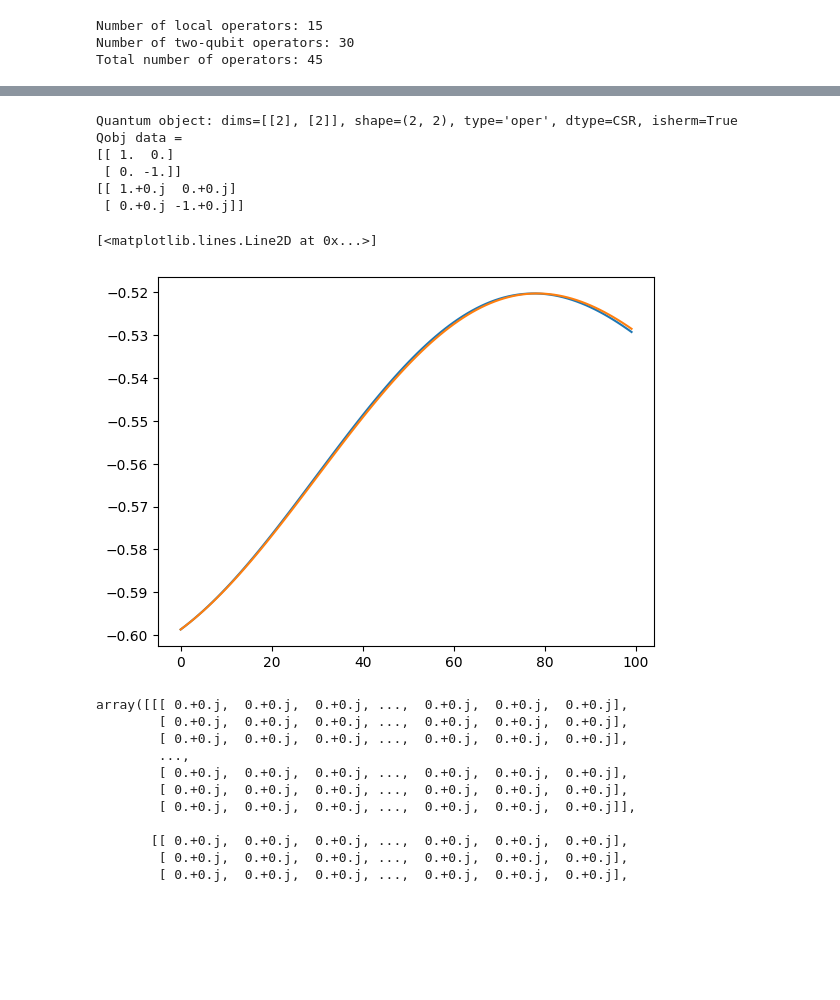
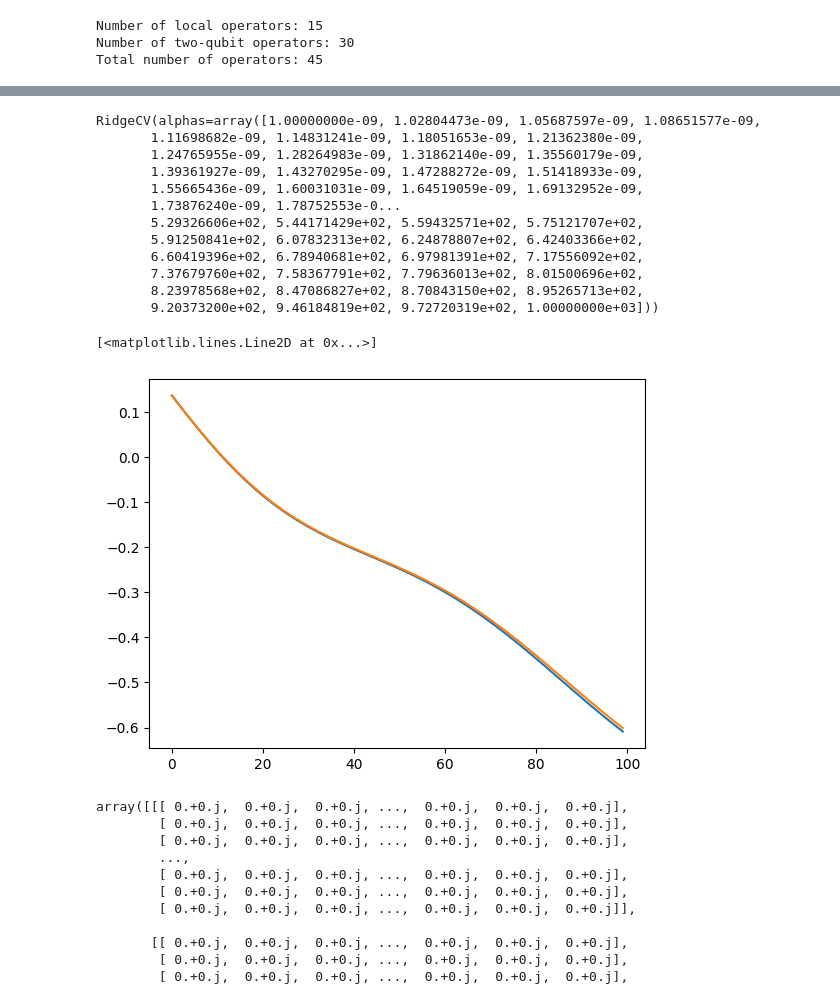
Before and after one commit to MarcoVetrano01/quantum_stuff, a Jupyter notebook: test.ipynb, the cells around one changed output, grey strips where cells are left out. Saved outputs shown, nothing was run; the diff lists cells and outputs as text; code cells hidden in the pictures; blank space fills up the shorter version.

```diff
--- a/test.ipynb
+++ b/test.ipynb
@@ -172,3 +177,28 @@ Expectation values at final timestep:
 # %%
-print(qs.dag(cops[0].toarray())@cops[0].toarray())
-print((qs.dag(cops[0]).dot(cops[0])).toarray())
+import quantum_stuff as qso
+import numpy as np
+from scipy.sparse import csc_array
+import sklearn.linear_model as LM
+import QuantumStuff as qs
+sk = np.load("../Input_MG.npy")
+dt = 0.02
+h = 6
+gamma = [0.01, 0.02,0.03, 0.04, 0.05, 0.06, 0.07, 0.08, 0.09, 0.1, 0.2, 0.3, 0.4, 0.5, 0.6, 0.7, 0.8, 0.9, 1,2,3,4,5,6,7,8,9,10,12,13,14,15,16,17,18,19,20]
+Nq = 5
+wo = 1000
+train_size = 1000
+test_size = 1500
+Js = 1
+sx = qs.sigmax()
+sz = qs.sigmaz()
+sm = qs.sigmam()
+X = qs.local_operators(sx, Nq)
+Z = qs.local_operators(sz, Nq)
+np.random.seed()
+J = qs.random_coupling(Js, Nq)
+# np.save(fname+"_coupling.npy", J)
+H1 = csc_array(h*np.sum(X,0))
+H0 = csc_array(np.sum(qs.interaction(X, J) + h*Z,0))
+cops = qs.local_operators(np.sqrt(10)*sm, Nq)
+cops = [csc_array(c, dtype = complex) for c in cops]
+state = qs.QRC.CD_evolution(sk, H1, H0, cops, dt, wo + train_size+test_size)
@@ -254,8 +237,0 @@ def Lindblad_Propagator(SH: np.ndarray | csc_matrix, SD: np.ndarray | csc_matrix
-# %%
-state0 = qs.random_qubit(2, pure = True, dm = True)
-J = qs.random_coupling(1, 2)
-Z = qs.local_operators(qs.sigmaz(), 2)
-X = qs.local_operators(qs.sigmax(), 2)
-H0 = csc_array(qs.interaction(qs.local_operators(qs.sigmax(),2), J)) + csc_array(np.sum(h*Z, 0 ))
-H1 = csc_array(np.sum(h * X, 0))
-cops = qs.local_operators(csc_array(np.sqrt(g)*qs.sigmam()), 2)
@@ -269,2 +237,0 @@ for i in range(1,100):
-# %%
-misure = qs.measure(statet, [qs.sigmax(), -qs.sigmay(), qs.sigmaz()])
@@ -276,21 +308,26 @@ misure.shape
 # %%
-result = qt.mesolve(qt.Qobj(H0.toarray(), dims=[[2]*2, [2]*2]) + qt.Qobj(H1.toarray(), dims=[[2]*2, [2]*2]), qt.Qobj(state0, dims = [[2]*2, [2]*2]), np.linspace(0, 1, 100), c_ops = [qt.Qobj(cop.toarray(), dims = [[2]*2, [2]*2]) for cop in cops], e_ops = [qt.tensor(qt.sigmax(), qt.identity(2)), qt.tensor(qt.sigmay(), qt.identity(2)), qt.tensor(qt.sigmaz(), qt.identity(2)), qt.tensor(qt.identity(2), qt.sigmax()), qt.tensor(qt.identity(2), qt.sigmay()), qt.tensor(qt.identity(2), qt.sigmaz())])
+result = qt.mesolve(qt.Qobj(H0.toarray(), dims=[[2]*2, [2]*2]) + qt.Qobj(H1.toarray(), dims=[[2]*2, [2]*2]), qt.Qobj(state0, dims = [[2]*2, [2]*2]), np.linspace(0, 10, 100), c_ops = [qt.Qobj(cop.toarray(), dims = [[2]*2, [2]*2]) for cop in cops], e_ops = [qt.tensor(qt.sigmax(), qt.identity(2)), qt.tensor(qt.sigmay(), qt.identity(2)), qt.tensor(qt.sigmaz(), qt.identity(2)), qt.tensor(qt.identity(2), qt.sigmax()), qt.tensor(qt.identity(2), qt.sigmay()), qt.tensor(qt.identity(2), qt.sigmaz())])
 # %%
-print(qt.sigmaz())
-print(qs.sigmaz())
+print(ridge)
 # %% [output]
-Quantum object: dims=[[2], [2]], shape=(2, 2), type='oper', dtype=CSR, isherm=True
-Qobj data =
-[[ 1.  0.]
- [ 0. -1.]]
-[[ 1.+0.j  0.+0.j]
- [ 0.+0.j -1.+0.j]]
+RidgeCV(alphas=array([1.00000000e-09, 1.02804473e-09, 1.05687597e-09, 1.08651577e-09,
+       1.11698682e-09, 1.14831241e-09, 1.18051653e-09, 1.21362380e-09,
+       1.24765955e-09, 1.28264983e-09, 1.31862140e-09, 1.35560179e-09,
+       1.39361927e-09, 1.43270295e-09, 1.47288272e-09, 1.51418933e-09,
+       1.55665436e-09, 1.60031031e-09, 1.64519059e-09, 1.69132952e-09,
+       1.73876240e-09, 1.78752553e-0...
+       5.29326606e+02, 5.44171429e+02, 5.59432571e+02, 5.75121707e+02,
+       5.91250841e+02, 6.07832313e+02, 6.24878807e+02, 6.42403366e+02,
+       6.60419396e+02, 6.78940681e+02, 6.97981391e+02, 7.17556092e+02,
+       7.37679760e+02, 7.58367791e+02, 7.79636013e+02, 8.01500696e+02,
+       8.23978568e+02, 8.47086827e+02, 8.70843150e+02, 8.95265713e+02,
+       9.20373200e+02, 9.46184819e+02, 9.72720319e+02, 1.00000000e+03]))
 # %%
-plt.plot(result.expect[0], label = "X1")
-plt.plot(misure[0:,0,0])
+plt.plot(result.expect[2], label = "X1")
+plt.plot(misure[0:,2,0])
 # %% [output]
 [<matplotlib.lines.Line2D at 0x...>]
-[figure, old version]
+[figure, new version]
 # %%
 np.array([qs.local_operators(qs.sigmax(), Nq), qs.local_operators(qs.sigmay(), Nq), qs.local_operators(qs.sigmaz(), Nq)]).reshape(12, 16,16)
 # %% [output]
```
Also changed, not shown: parts of 16 cells of this notebook, 7 other files.
